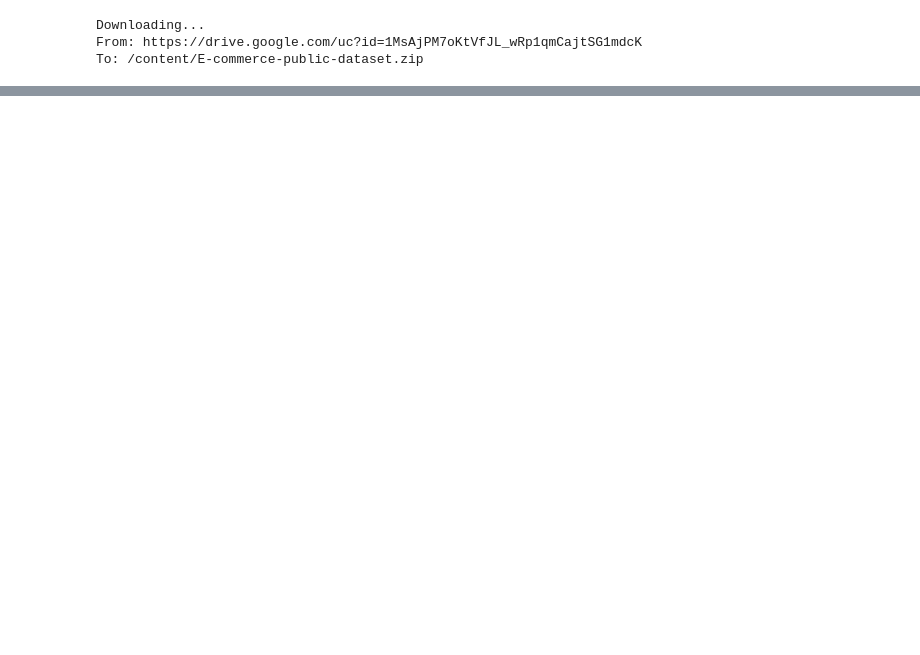
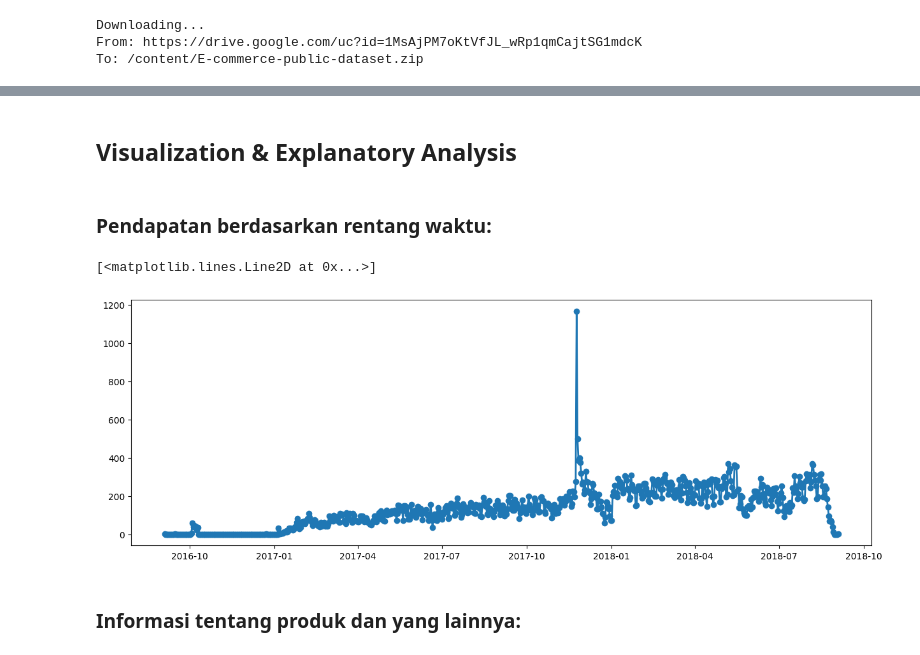
Before and after one commit to noosabaktee/analisis-data-dicoding, a Jupyter notebook: notebook.ipynb, the cells around one changed output, grey strips where cells are left out. Drawn from its saved outputs; the diff is of its cells as text; code cells hidden in the pictures; blank space fills up the shorter version.

```diff
--- a/notebook.ipynb
+++ b/notebook.ipynb
@@ -178,0 +166,30 @@ SyntaxError: ignored
+# %% [markdown]
+## Visualization & Explanatory Analysis
+# %% [markdown]
+### Pendapatan berdasarkan rentang waktu:
+# %%
+def revenue(start_date,end_date):
+  df_orders = orders.query("order_status != 'canceled' & order_status != 'unavailable'")
+  df_orders = df_orders.merge(order_items,on="order_id")
+  df_orders["order_purchase_timestamp"] = pd.to_datetime(df_orders["order_purchase_timestamp"])
+  daily_orders_df = df_orders.resample(rule="D", on='order_purchase_timestamp').agg({
+          "order_id": "nunique",
+          "price": "sum"
+      }).reset_index()
+  daily_orders_df.columns = ["date","order","revenue"]
+  daily_orders_df = daily_orders_df.sort_values(by="date")
+  daily_orders_df = daily_orders_df[(daily_orders_df["date"] >= str(start_date)) &
+                    (daily_orders_df["date"] <= str(end_date))]
+  daily_orders_df.reset_index(drop=True,inplace=True)
+  return daily_orders_df
+
+start_date = pd.to_datetime("2016/09/04")
+end_date = pd.to_datetime("2018/10/17")
+data_revenue = revenue(start_date,end_date)
+fig, ax = plt.subplots(figsize=(15, 5))
+ax.plot(data_revenue["date"], data_revenue["order"], marker='o', linewidth=2)
+# %% [output]
+[<matplotlib.lines.Line2D at 0x...>]
+[figure, added]
+# %% [markdown]
+### Informasi tentang produk dan yang lainnya:
```
Also changed, not shown: parts of 72 cells of this notebook, 1 other file.
